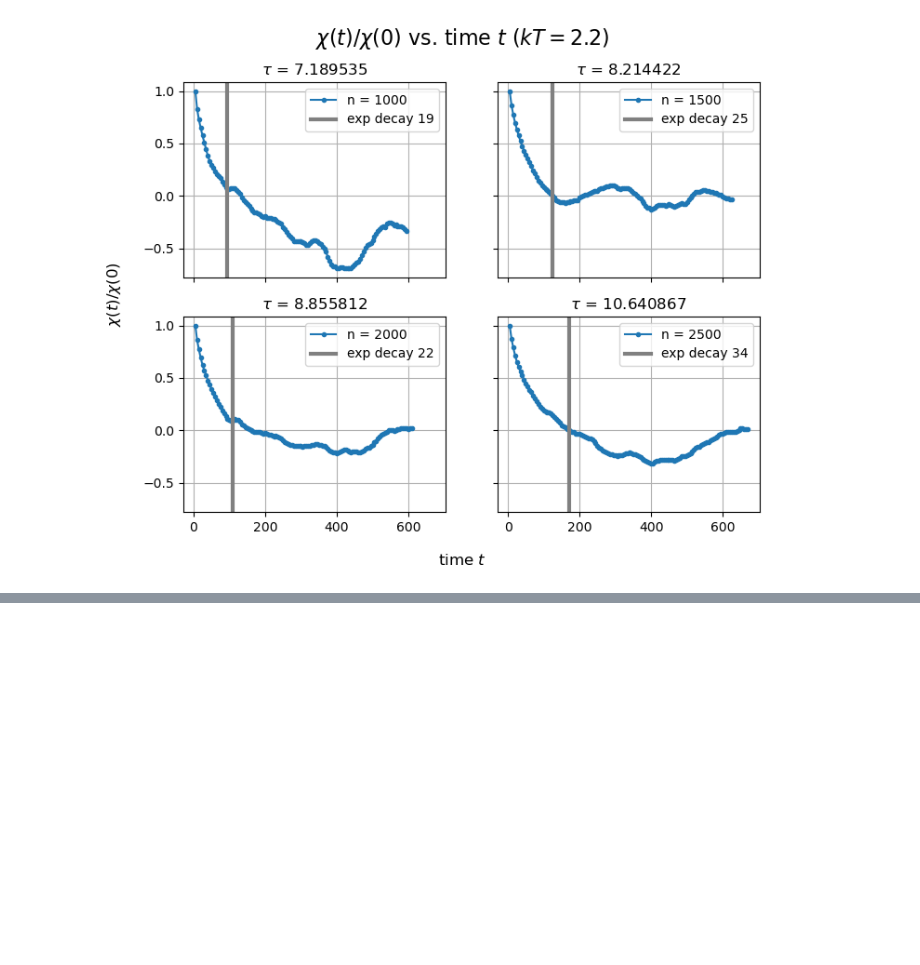
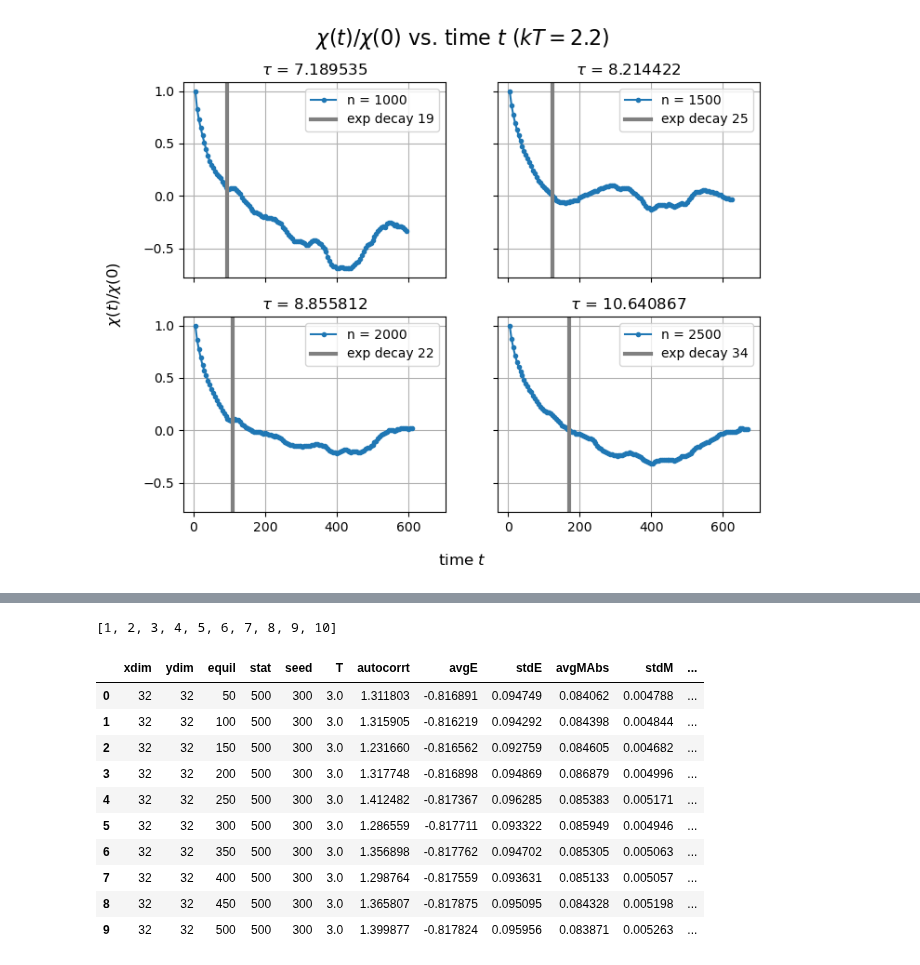
Before and after one commit to seafoodfry/numerical-analysis, a Jupyter notebook: qft/ising/Ising-model.ipynb, the cells around one changed output, grey strips where cells are left out. Cells and saved outputs as stored; diff of their text form; code cells hidden in the pictures; blank space fills up the shorter version.

```diff
--- a/qft/ising/Ising-model.ipynb
+++ b/qft/ising/Ising-model.ipynb
@@ -468,0 +480,4 @@ plt.show()
+# %%
+[x for x in range(1,10+1)]
+# %% [output]
+[1, 2, 3, 4, 5, 6, 7, 8, 9, 10]
@@ -468,0 +507,15 @@ plt.show()
+# %%
+df = pd.read_csv('equilibration.csv')
+df
+# %% [output]
+|  | xdim | ydim | equil | stat | seed | T | autocorrt | avgE | stdE | avgMAbs | stdM | ... |
+| 0 | 32 | 32 | 50 | 500 | 300 | 3.0 | 1.311803 | -0.816891 | 0.094749 | 0.084062 | 0.004788 | ... |
+| 1 | 32 | 32 | 100 | 500 | 300 | 3.0 | 1.315905 | -0.816219 | 0.094292 | 0.084398 | 0.004844 | ... |
+| 2 | 32 | 32 | 150 | 500 | 300 | 3.0 | 1.231660 | -0.816562 | 0.092759 | 0.084605 | 0.004682 | ... |
+| 3 | 32 | 32 | 200 | 500 | 300 | 3.0 | 1.317748 | -0.816898 | 0.094869 | 0.086879 | 0.004996 | ... |
+| 4 | 32 | 32 | 250 | 500 | 300 | 3.0 | 1.412482 | -0.817367 | 0.096285 | 0.085383 | 0.005171 | ... |
+| 5 | 32 | 32 | 300 | 500 | 300 | 3.0 | 1.286559 | -0.817711 | 0.093322 | 0.085949 | 0.004946 | ... |
+| 6 | 32 | 32 | 350 | 500 | 300 | 3.0 | 1.356898 | -0.817762 | 0.094702 | 0.085305 | 0.005063 | ... |
+| 7 | 32 | 32 | 400 | 500 | 300 | 3.0 | 1.298764 | -0.817559 | 0.093631 | 0.085133 | 0.005057 | ... |
+| 8 | 32 | 32 | 450 | 500 | 300 | 3.0 | 1.365807 | -0.817875 | 0.095095 | 0.084328 | 0.005198 | ... |
+| 9 | 32 | 32 | 500 | 500 | 300 | 3.0 | 1.399877 | -0.817824 | 0.095956 | 0.083871 | 0.005263 | ... |
```
Also changed, not shown: parts of 19 cells of this notebook.
